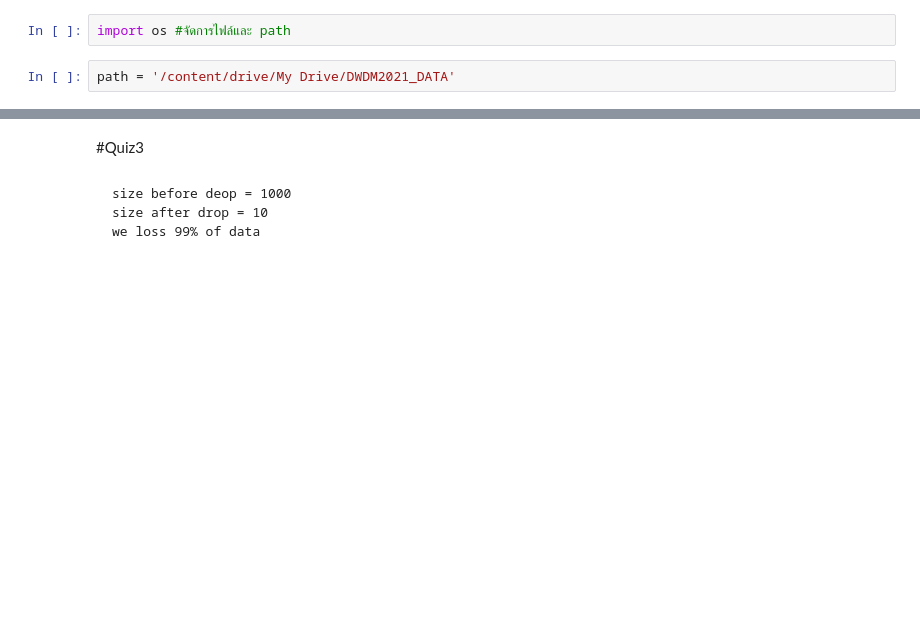
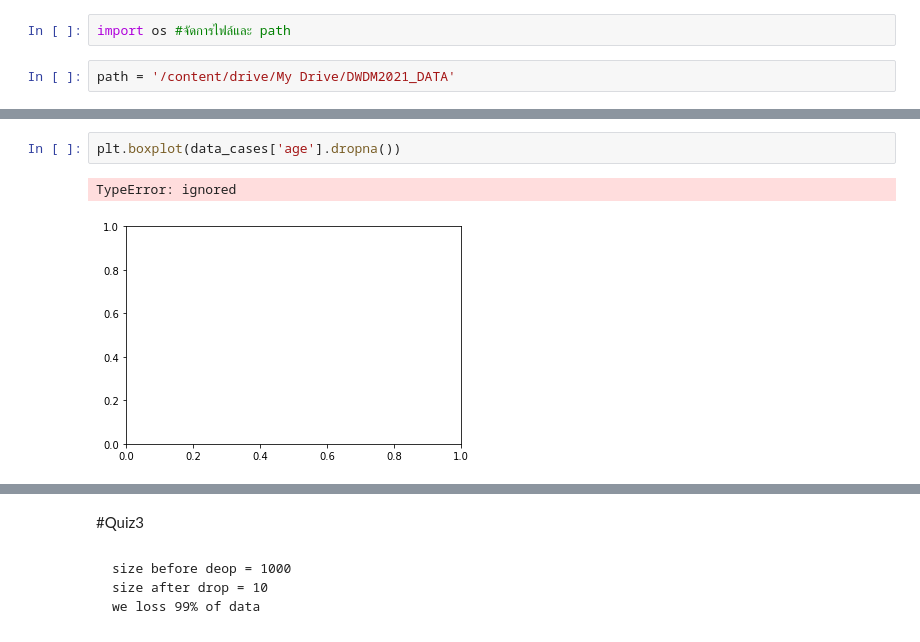
Before and after one commit to 603021852-8/DWDM21, a Jupyter notebook: Data_Preprocessing_(Chapter3).ipynb, the cells around one changed output, grey strips where cells are left out. Saved outputs shown, nothing was run; the diff lists cells and outputs as text; blank space fills up the shorter version.

```diff
--- a/Data_Preprocessing_(Chapter3).ipynb
+++ b/Data_Preprocessing_(Chapter3).ipynb
@@ -80,0 +195,5 @@ data_case.describe()
+# %%
+plt.boxplot(data_cases['age'].dropna())
+# %% [output]
+TypeError: ignored
+[figure, added]
```
Also changed, not shown: parts of 25 cells of this notebook.
